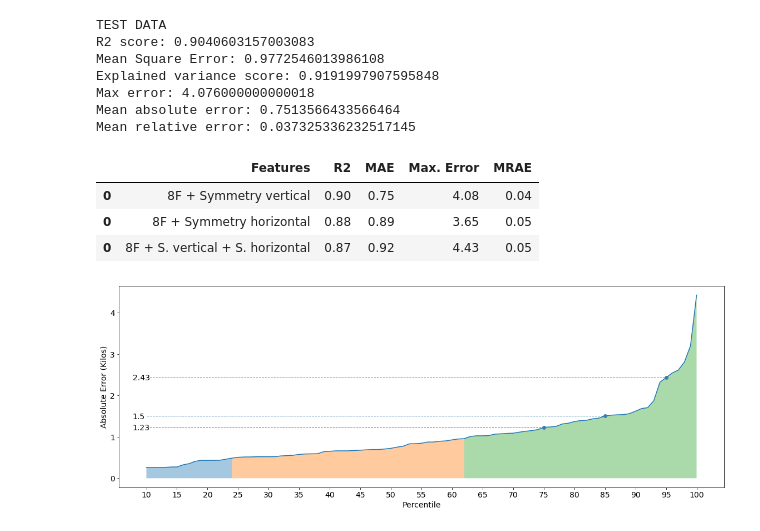
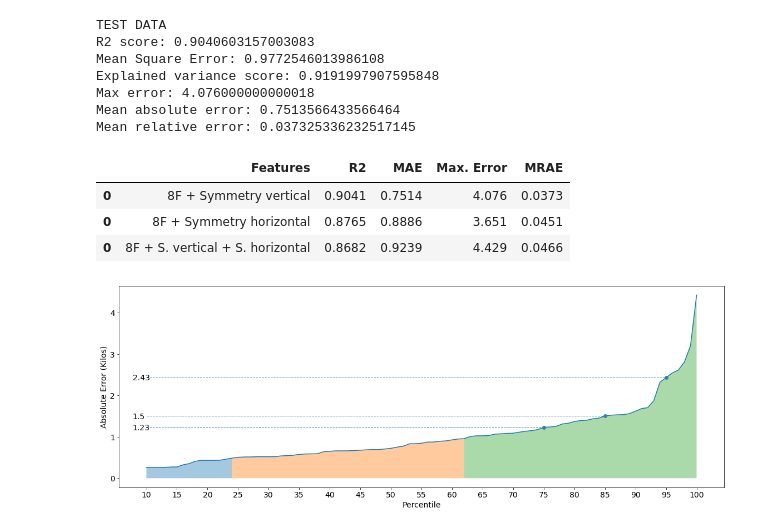
Before and after one commit to uleroboticsgroup/morphology_lamb_weight_unizar, a Jupyter notebook: scripts/support_system.ipynb, the cells around one changed output. Saved outputs shown, nothing was run; the diff lists cells and outputs as text; code cells hidden in the pictures.

```diff
--- a/scripts/support_system.ipynb
+++ b/scripts/support_system.ipynb
@@ -605,38 +605,38 @@ f_hv= ['area_cc', 'width_bbox', 'height_bbox', 'mayor_axis', 'minor_axis', 'ecce
 column_names = ['Features', 'R2', 'MAE', 'Max. Error','MRAE']
 features_train = pd.DataFrame(columns=column_names)
 
 for fea, name in zip([f_v, f_h, f_hv], ['8F + Symmetry vertical', '8F + Symmetry horizontal', '8F + S. vertical + S. horizontal']):
     X_train = train_data.loc[:, fea]
     y_train = train_data.loc[:, ['weight']]
 
     X_test = test_data.loc[:, fea]
     y_test = test_data.loc[:, ['weight']]
     reg = ExtraTreesRegressor(max_features=None, random_state=seed).fit(X_train, y_train)
     best_estimator_predictions = reg.predict(X_test)
     df = pd.DataFrame([{
         'Features': name,
         'R2':  r2_score(y_test, best_estimator_predictions),
         'MAE': mean_absolute_error(y_test, best_estimator_predictions),
         'Max. Error': max_error(y_test, best_estimator_predictions),
         'MRAE' :mean_relative_error(y_test, best_estimator_predictions)
     }])
     features_train = pd.concat([features_train, df])
 
 features_train['R2'] = features_train['R2'].astype('float32')
 features_train['MAE'] = features_train['MAE'].astype('float32')
 features_train['Max. Error'] = features_train['Max. Error'].astype('float32')
 features_train['MRAE'] = features_train['MRAE'].astype('float32')
 
-display((features_train).round(2))
+display((features_train).round(4))
 
 #Save results in latex file
 with open(os.path.join("..", 'data', 'results_symmetry.tex'), 'w') as tf:
-     tf.write(features_train.to_latex(float_format="%.2f"))
+     tf.write(features_train.to_latex(float_format="%.4f"))
 # %% [output]
 |  | Features | R2 | MAE | Max. Error | MRAE |
-| 0 | 8F + Symmetry vertical | 0.90 | 0.75 | 4.08 | 0.04 |
-| 0 | 8F + Symmetry horizontal | 0.88 | 0.89 | 3.65 | 0.05 |
-| 0 | 8F + S. vertical + S. horizontal | 0.87 | 0.92 | 4.43 | 0.05 |
+| 0 | 8F + Symmetry vertical | 0.9041 | 0.7514 | 4.076 | 0.0373 |
+| 0 | 8F + Symmetry horizontal | 0.8765 | 0.8886 | 3.651 | 0.0451 |
+| 0 | 8F + S. vertical + S. horizontal | 0.8682 | 0.9239 | 4.429 | 0.0466 |
 # %%
 predicted_data = final_data.loc[X_test.index]
 predicted_data.insert(13, "predicted_weight", best_estimator_predictions, True)
```
Also changed, not shown: parts of 5 cells of this notebook, 15 other files.
